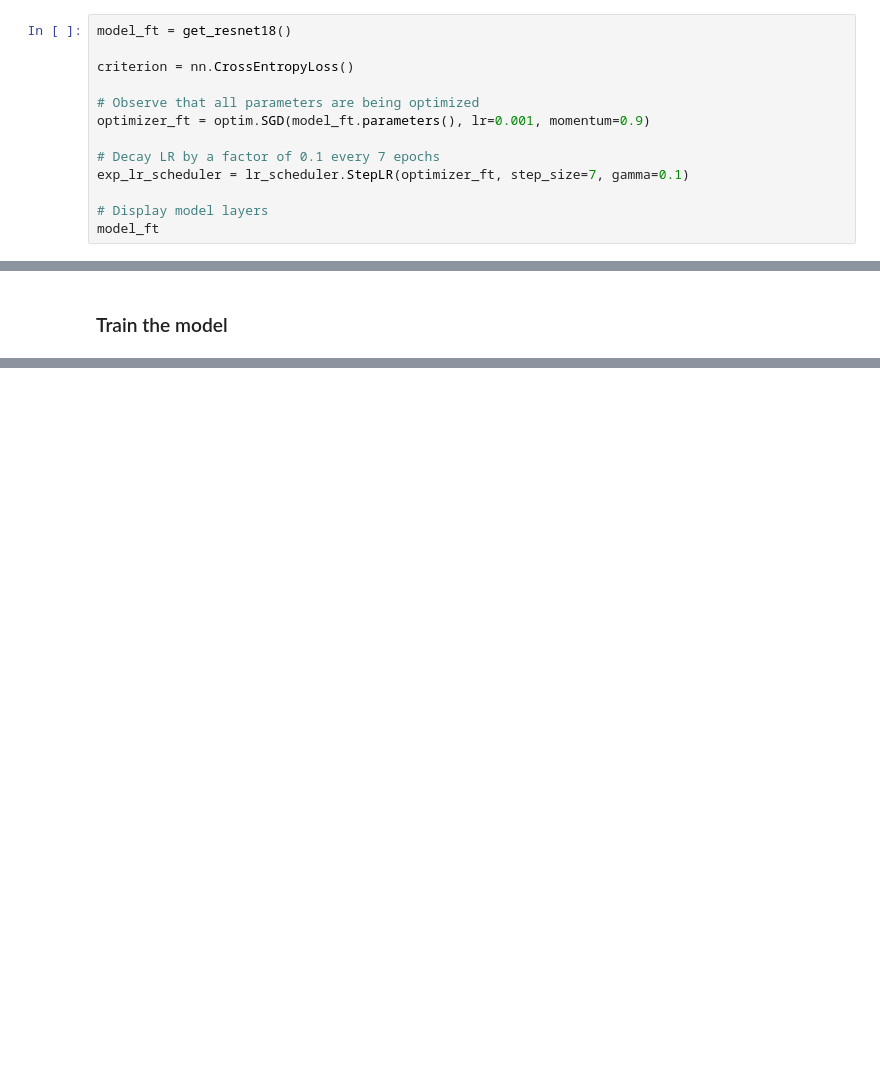
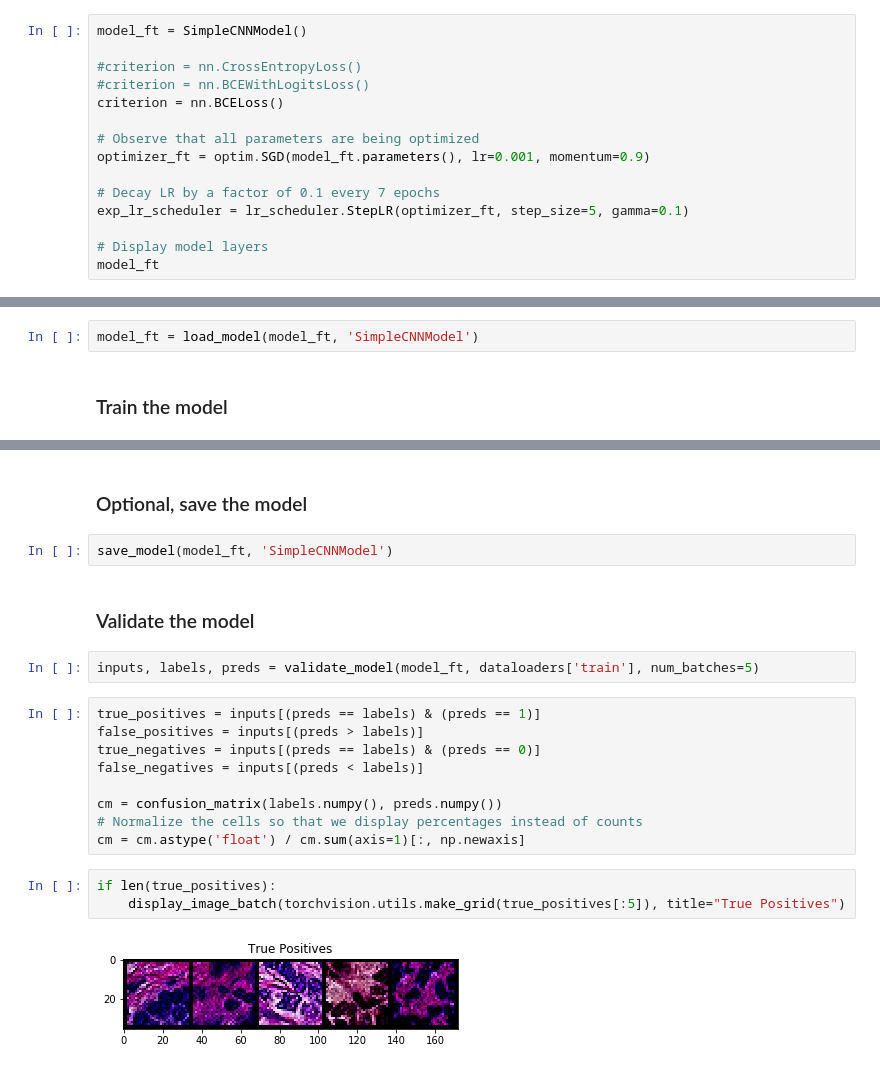
Before and after one commit to mcclaized/ecbm6040_kaggle, a Jupyter notebook: KaggleCompetition.ipynb, the cells around one changed output, grey strips where cells are left out. Cells and saved outputs as stored; diff of their text form; blank space fills up the shorter version.

Commit message:
make improvements, add another model

```diff
--- a/KaggleCompetition.ipynb
+++ b/KaggleCompetition.ipynb
@@ -52,15 +65,17 @@ display_image_batch(out, title=classes[:5].tolist())
 # %% [markdown]
 ### Prepare the model and training conditions
 # %%
-model_ft = get_resnet18()
+model_ft = SimpleCNNModel()
 
-criterion = nn.CrossEntropyLoss()
+#criterion = nn.CrossEntropyLoss()
+#criterion = nn.BCEWithLogitsLoss()
+criterion = nn.BCELoss()
 
 # Observe that all parameters are being optimized
 optimizer_ft = optim.SGD(model_ft.parameters(), lr=0.001, momentum=0.9)
 
 # Decay LR by a factor of 0.1 every 7 epochs
-exp_lr_scheduler = lr_scheduler.StepLR(optimizer_ft, step_size=7, gamma=0.1)
+exp_lr_scheduler = lr_scheduler.StepLR(optimizer_ft, step_size=5, gamma=0.1)
 
 # Display model layers
 model_ft
@@ -85,3 +95,5 @@ ResNet(
+# %%
+model_ft = load_model(model_ft, 'SimpleCNNModel')
 # %% [markdown]
 ### Train the model
 # %%
@@ -92,0 +164,22 @@ Epoch 0/9
+# %% [markdown]
+### Optional, save the model
+# %%
+save_model(model_ft, 'SimpleCNNModel')
+# %% [markdown]
+### Validate the model
+# %%
+inputs, labels, preds = validate_model(model_ft, dataloaders['train'], num_batches=5)
+# %%
+true_positives = inputs[(preds == labels) & (preds == 1)]
+false_positives = inputs[(preds > labels)]
+true_negatives = inputs[(preds == labels) & (preds == 0)]
+false_negatives = inputs[(preds < labels)]
+
+cm = confusion_matrix(labels.numpy(), preds.numpy())
+# Normalize the cells so that we display percentages instead of counts
+cm = cm.astype('float') / cm.sum(axis=1)[:, np.newaxis]
+# %%
+if len(true_positives):
+    display_image_batch(torchvision.utils.make_grid(true_positives[:5]), title="True Positives")
+# %% [output]
+[figure, added]
```
Also changed, not shown: parts of 37 cells of this notebook, 3 other files.
